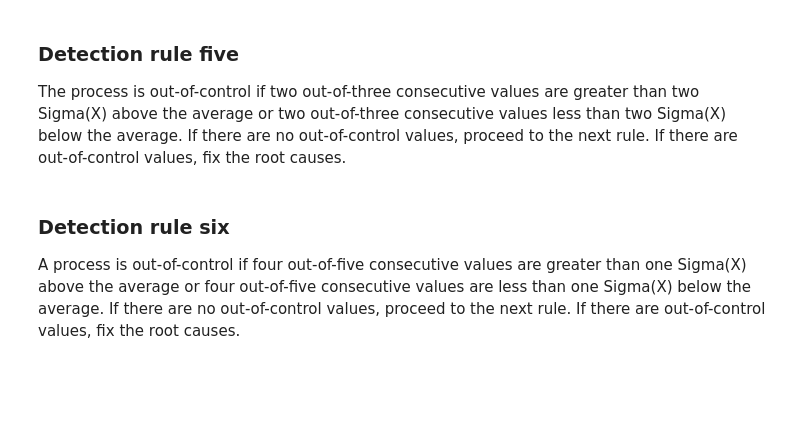
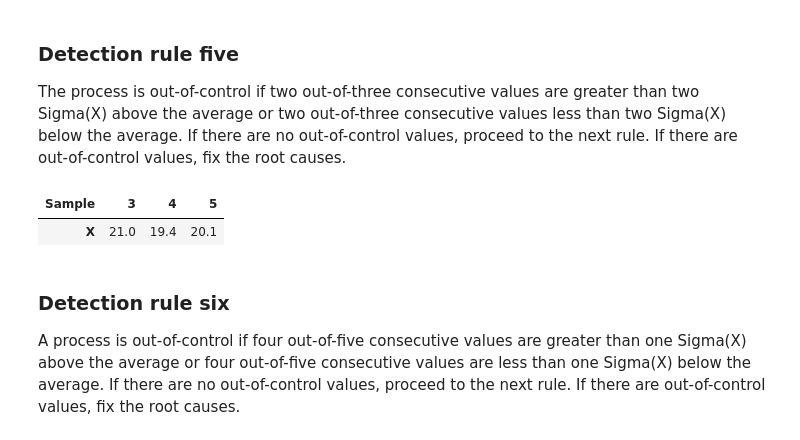
Before and after one commit to krkmzismail/control_charts, a Jupyter notebook: control_charts_x_mr.ipynb, the cells around one changed output. Drawn from its saved outputs; the diff is of its cells as text; code cells hidden in the pictures; blank space fills up the shorter version.

```diff
--- a/control_charts_x_mr.ipynb
+++ b/control_charts_x_mr.ipynb
@@ -151,6 +176,6 @@ from IPython.display import display_html
 # And this new code will then be incorporated into datasense.
 # %%
 # Find values greater than the upper control limit.
-rule_one_above = chart_data[(chart_data['X'] > x_chart_ucl)]
+rule_one_above = chart_data[(chart_data['X'] > x.ucl)]
 for i in range(0, rule_one_above.shape[0], 10):
     display_html(rule_one_above.iloc[i:i+10].T)
@@ -157,5 +185,5 @@ for i in range(0, rule_one_above.shape[0], 10):
 # %%
 # Find values less than the lower control limit.
-rule_one_below = chart_data[chart_data['X'] < x_chart_lcl]
+rule_one_below = chart_data[chart_data['X'] < x.lcl]
 for i in range(0, rule_one_below.shape[0], 10):
     display_html(rule_one_below.iloc[i:i+10].T)
@@ -165,19 +196,22 @@ The process is out-of-control if two out-of-three consecutive values are greater
 # %%
 # Create a list with X above 2 sigma.
 above_two_sigma_x_list = []
 for value in chart_data['X']:
-    if value >= plus_two_sigma_x:
+    if value >= x.sigmas[2]:
         above_two_sigma_x_list.append(1)
     else:
         above_two_sigma_x_list.append(0)
 # Create a column from the list.
 chart_data['above_two_sigma_x'] = above_two_sigma_x_list
 # Display values where 2 of 3 consecutive X > 2 sigma.
 chart_data['above_two_sigma_x_rule_5'] = chart_data['above_two_sigma_x'].rolling(3) \
                                                                         .sum()
 rule_five_above = chart_data.loc[(chart_data['above_two_sigma_x_rule_5'] >= 2)][['X']]
 for i in range(0, rule_five_above.shape[0], 10):
     display_html(rule_five_above.iloc[i:i+10].T)
+# %% [output]
+| Sample | 3 | 4 | 5 |
+| X | 21.0 | 19.4 | 20.1 |
 # %%
 # Create a list with X below 2 sigma.
 below_two_sigma_x_list = []
```
Also changed, not shown: parts of 21 cells of this notebook.
